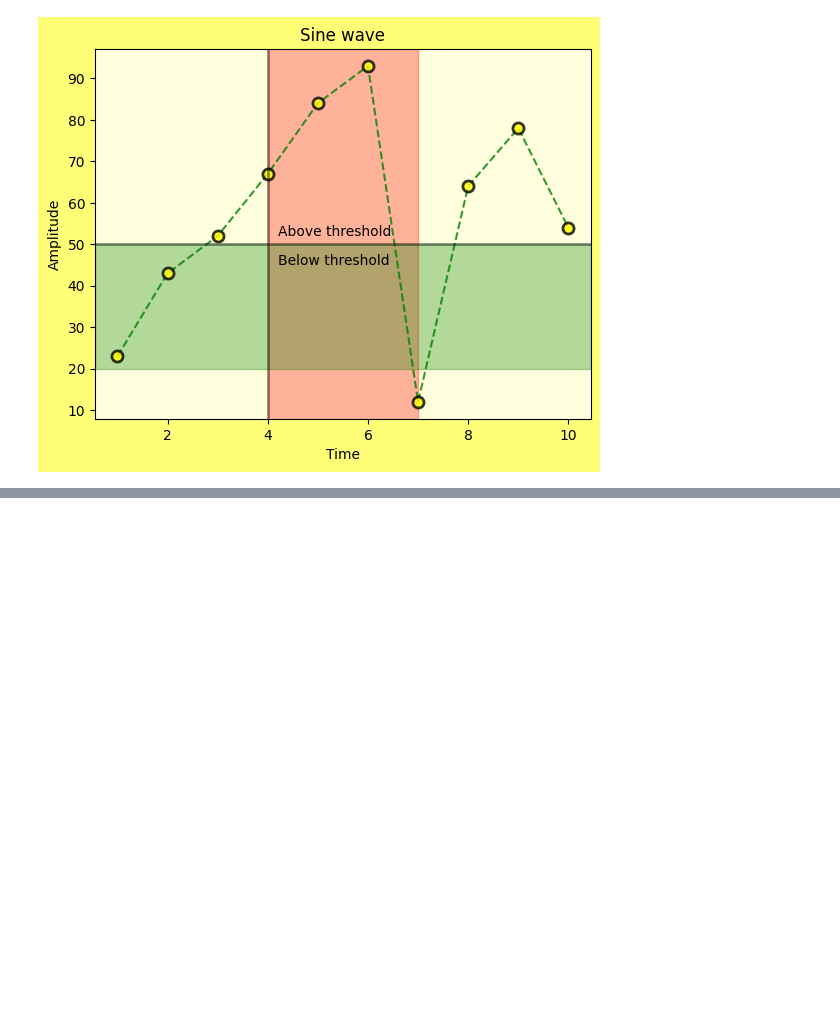
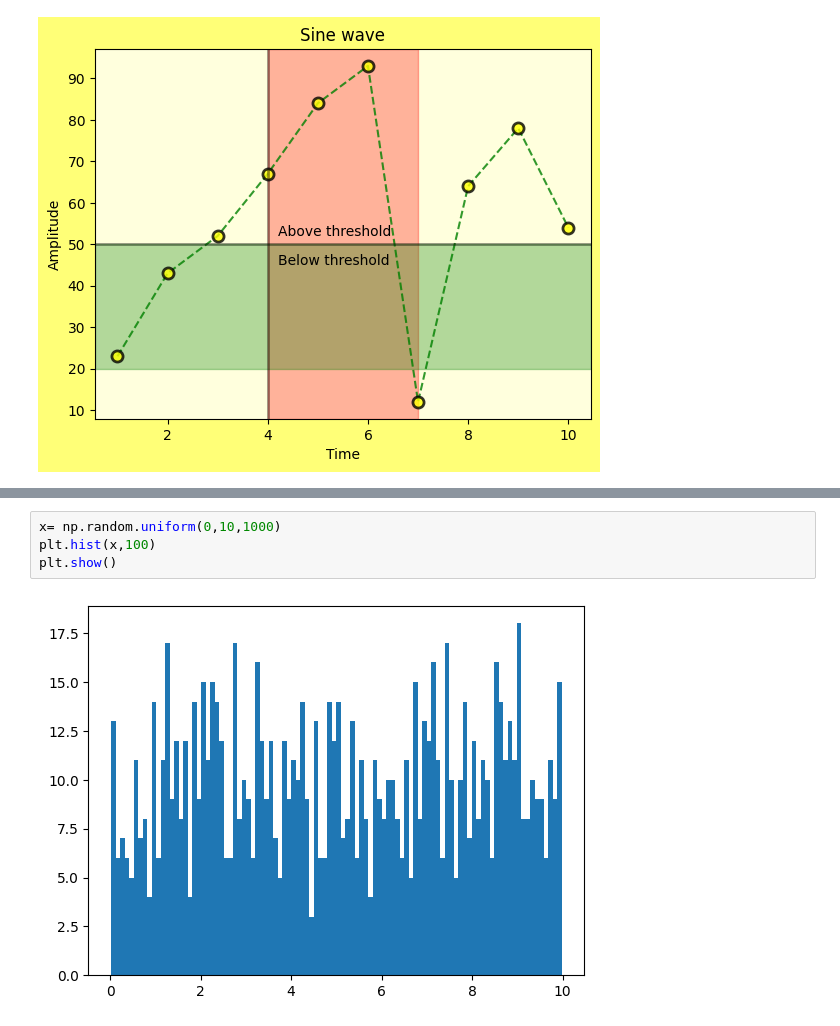
Before and after one commit to Omimishra/Python-Data-science, a Jupyter notebook: numpy.ipynb, the cells around one changed output, grey strips where cells are left out. Drawn from its saved outputs; the diff is of its cells as text; blank space fills up the shorter version.

```diff
--- a/numpy.ipynb
+++ b/numpy.ipynb
@@ -235,0 +512,6 @@ Text(0.5, 1.0, 'Scatter plot')
+# %%
+x= np.random.uniform(0,10,1000)
+plt.hist(x,100)
+plt.show()
+# %% [output]
+[figure, added]
```
Also changed, not shown: parts of 40 cells of this notebook, 2 other files.
